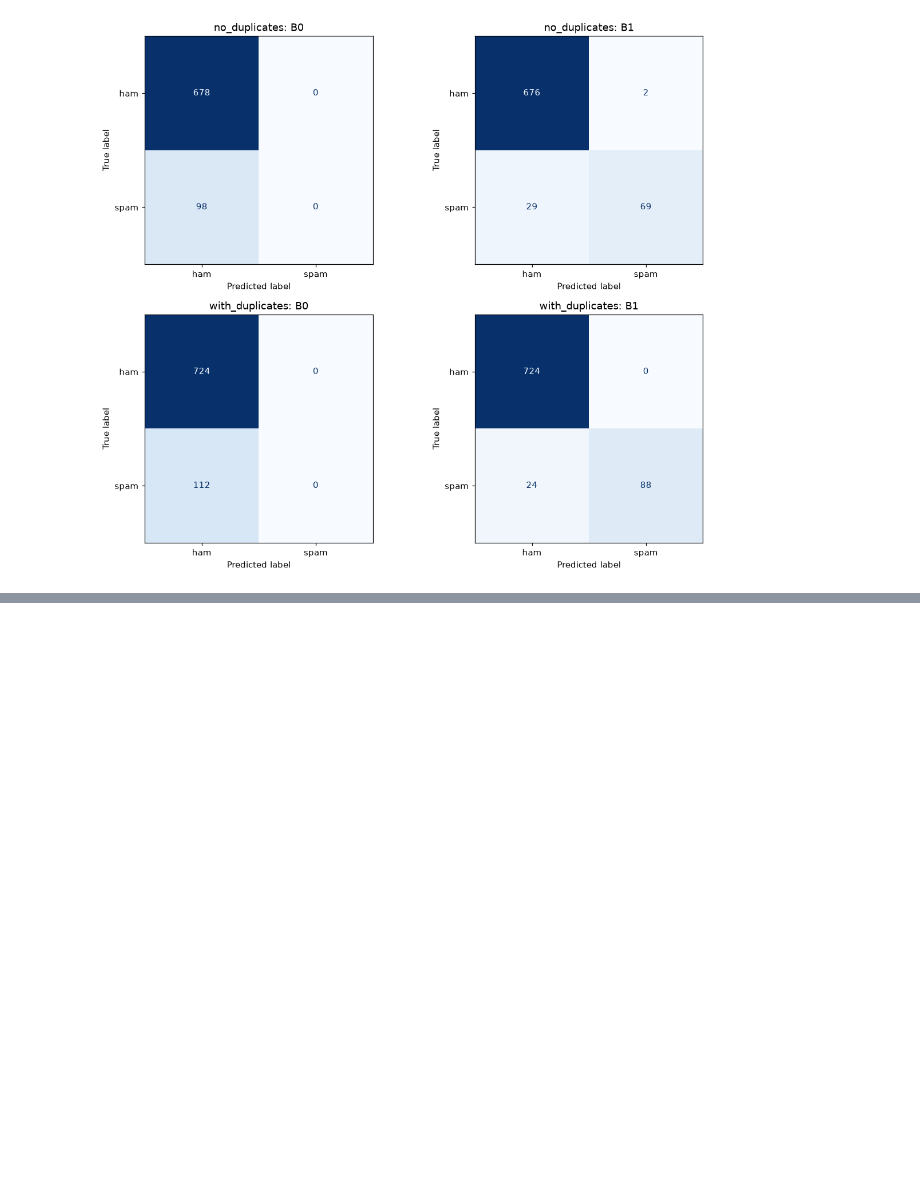
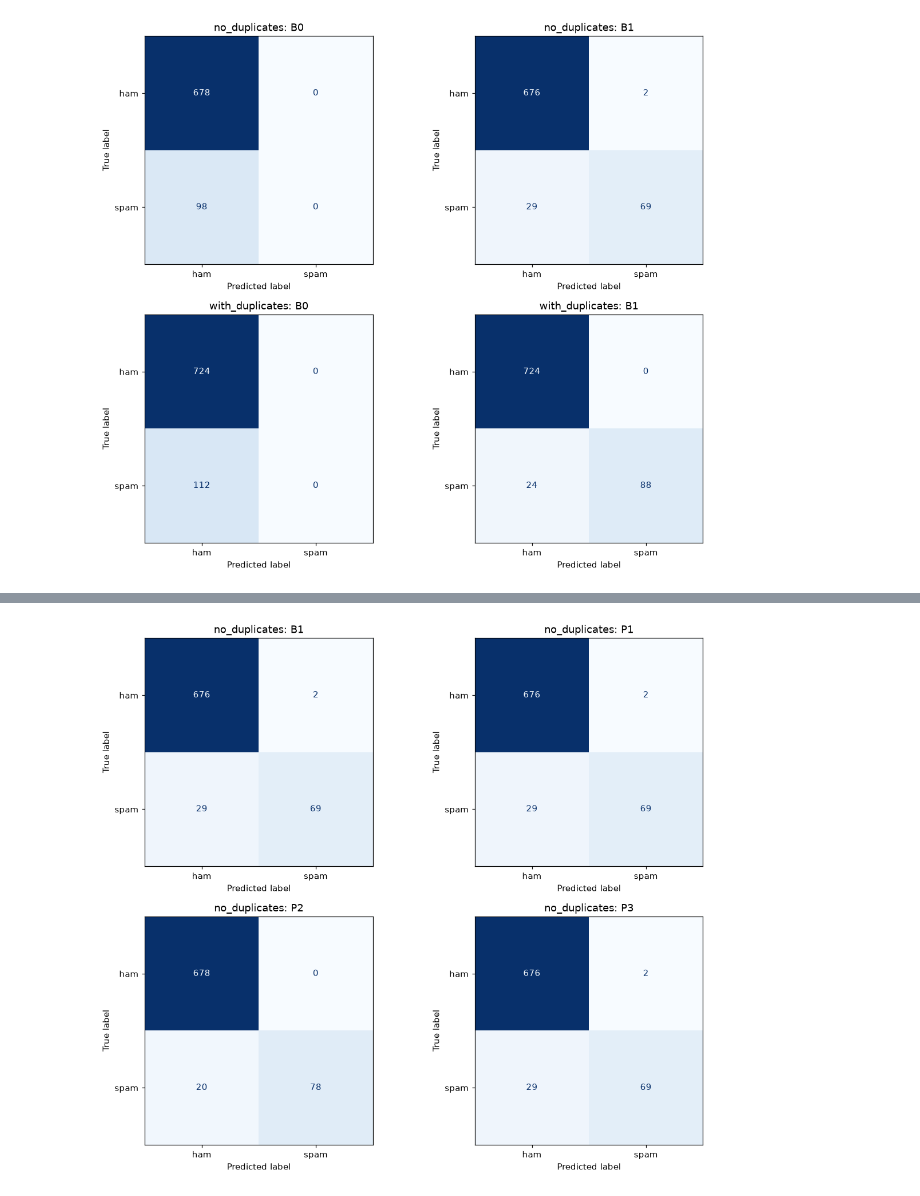
Before and after one commit to Egor332/PPD_Proj, a Jupyter notebook: eda.ipynb, the cells around one changed output, grey strips where cells are left out. Cells and saved outputs as stored; diff of their text form; code cells hidden in the pictures; blank space fills up the shorter version.

Commit message:
add p1-p3 variants and its evaluation

```diff
--- a/eda.ipynb
+++ b/eda.ipynb
@@ -886,0 +932,26 @@ plt.close(fig)
+# %%
+preprocessing_config = load_config()
+preprocessing_results = [
+    run_experiment(
+        model_name,
+        dataset_variant="no_duplicates",
+        config=preprocessing_config,
+        output_dir=PREPROCESSING_RESULTS_DIR,
+    )
+    for model_name in ("B1", "P1", "P2", "P3")
+]
+
+reference_predictions = preprocessing_results[0].predictions[["record_id", "y_true"]]
+for result in preprocessing_results[1:]:
+    if not result.predictions[["record_id", "y_true"]].equals(reference_predictions):
+        raise ValueError("Preprocessing variants must use identical validation records and labels.")
+
+preprocessing_comparison = pd.DataFrame([result.summary() for result in preprocessing_results])
+reference_f1 = preprocessing_results[0].metrics["f1_spam"]
+preprocessing_comparison["delta_f1"] = preprocessing_comparison["f1_spam"] - reference_f1
+preprocessing_comparison.to_csv(PREPROCESSING_RESULTS_DIR / "summary.csv", index=False)
+
+display(preprocessing_comparison[[
+    "model", "f1_spam", "delta_f1", "precision_spam", "recall_spam",
+    "macro_f1", "accuracy", "pr_auc", "average_precision", "fp", "fn",
+]].round(4))
@@ -886,0 +989,15 @@ plt.close(fig)
+# %%
+fig, axes = plt.subplots(2, 2, figsize=(11, 9))
+
+for result, ax in zip(preprocessing_results, axes.flat):
+    ConfusionMatrixDisplay(
+        confusion_matrix=np.array(result.metrics["confusion_matrix"]),
+        display_labels=result.metrics["class_labels"],
+    ).plot(ax=ax, colorbar=False, cmap="Blues")
+    ax.set_title(f"no_duplicates: {result.model_name}")
+
+fig.tight_layout()
+display(fig)
+plt.close(fig)
+# %% [output]
+[figure, added]
```
Also changed, not shown: parts of 4 cells of this notebook, 21 other files.
